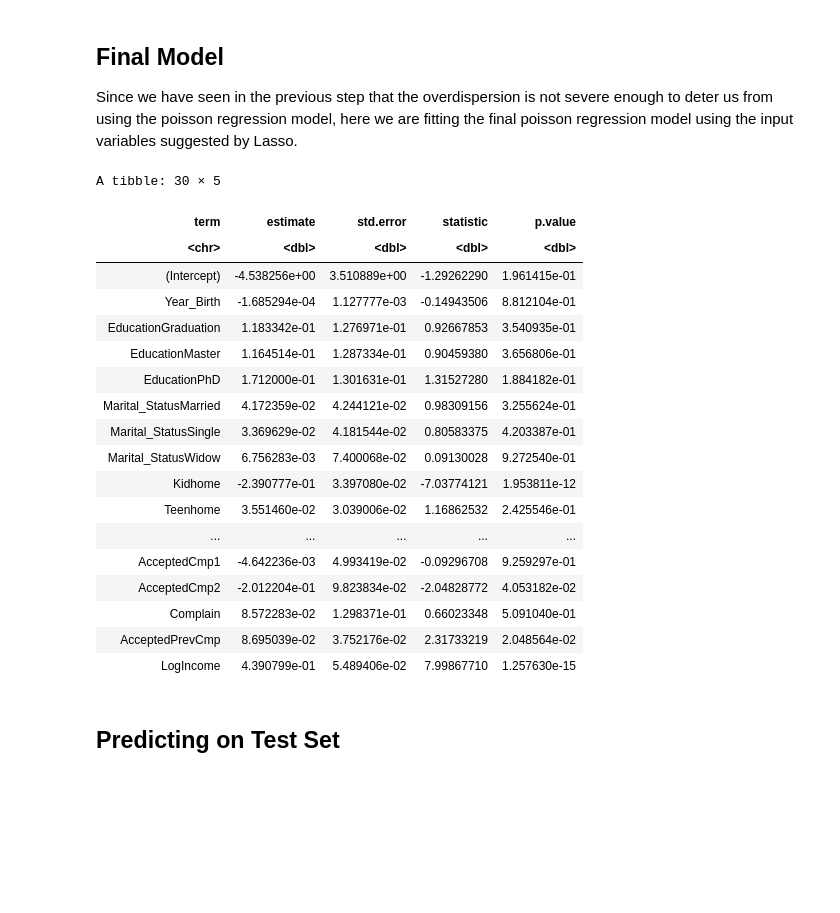
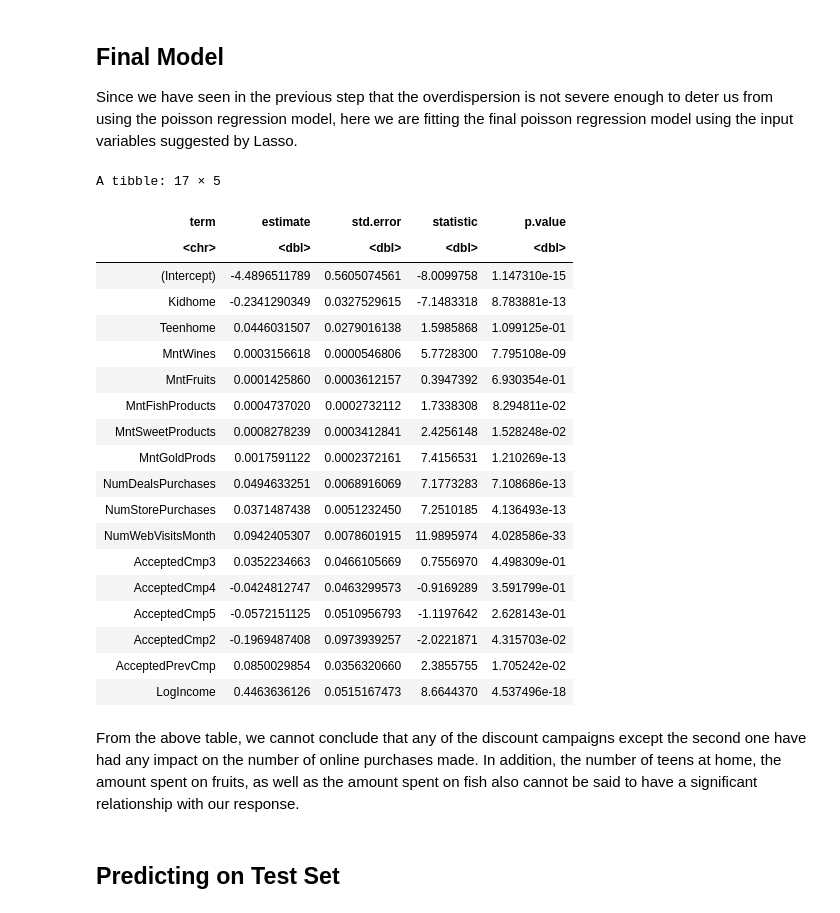
Before and after one commit to DrakenRaptor/STAT301_ProjectGrp26, a Jupyter notebook: STAT301 Grp 26 Project Final.ipynb, the cells around one changed output. Cells and saved outputs as stored; diff of their text form; code cells hidden in the pictures; blank space fills up the shorter version.

```diff
--- a/STAT301 Grp 26 Project Final.ipynb
+++ b/STAT301 Grp 26 Project Final.ipynb
@@ -583,33 +561,36 @@ Since we have seen in the previous step that the overdispersion is not severe en
 # %%
 # Main Developer: Aryan
 #fitting the final poisson model using the covariates suggested by the LASSO method performed previously.
 poisson_final <- glm(
     formula = NumWebPurchases ~ . -Year_Birth -Education -Marital_Status -Dt_Customer -Recency -MntMeatProducts -NumCatalogPurchases -AcceptedCmp1 -Complain,
     data = training_market,
     family = poisson)
 
-tidy(poisson_model)
+tidy(poisson_final)
 #extracts and displays the model’s coefficients, standard errors, and significance levels in a readable format.
 # %% [output]
-A tibble: 30 × 5
+A tibble: 17 × 5
 | term | estimate | std.error | statistic | p.value |
 | <chr> | <dbl> | <dbl> | <dbl> | <dbl> |
-| (Intercept) | -4.538256e+00 | 3.510889e+00 | -1.29262290 | 1.961415e-01 |
-| Year_Birth | -1.685294e-04 | 1.127777e-03 | -0.14943506 | 8.812104e-01 |
-| EducationGraduation | 1.183342e-01 | 1.276971e-01 | 0.92667853 | 3.540935e-01 |
-| EducationMaster | 1.164514e-01 | 1.287334e-01 | 0.90459380 | 3.656806e-01 |
-| EducationPhD | 1.712000e-01 | 1.301631e-01 | 1.31527280 | 1.884182e-01 |
-| Marital_StatusMarried | 4.172359e-02 | 4.244121e-02 | 0.98309156 | 3.255624e-01 |
-| Marital_StatusSingle | 3.369629e-02 | 4.181544e-02 | 0.80583375 | 4.203387e-01 |
-| Marital_StatusWidow | 6.756283e-03 | 7.400068e-02 | 0.09130028 | 9.272540e-01 |
-| Kidhome | -2.390777e-01 | 3.397080e-02 | -7.03774121 | 1.953811e-12 |
-| Teenhome | 3.551460e-02 | 3.039006e-02 | 1.16862532 | 2.425546e-01 |
-| ... | ... | ... | ... | ... |
-| AcceptedCmp1 | -4.642236e-03 | 4.993419e-02 | -0.09296708 | 9.259297e-01 |
-| AcceptedCmp2 | -2.012204e-01 | 9.823834e-02 | -2.04828772 | 4.053182e-02 |
-| Complain | 8.572283e-02 | 1.298371e-01 | 0.66023348 | 5.091040e-01 |
-| AcceptedPrevCmp | 8.695039e-02 | 3.752176e-02 | 2.31733219 | 2.048564e-02 |
-| LogIncome | 4.390799e-01 | 5.489406e-02 | 7.99867710 | 1.257630e-15 |
+| (Intercept) | -4.4896511789 | 0.5605074561 | -8.0099758 | 1.147310e-15 |
+| Kidhome | -0.2341290349 | 0.0327529615 | -7.1483318 | 8.783881e-13 |
+| Teenhome | 0.0446031507 | 0.0279016138 | 1.5985868 | 1.099125e-01 |
+| MntWines | 0.0003156618 | 0.0000546806 | 5.7728300 | 7.795108e-09 |
+| MntFruits | 0.0001425860 | 0.0003612157 | 0.3947392 | 6.930354e-01 |
+| MntFishProducts | 0.0004737020 | 0.0002732112 | 1.7338308 | 8.294811e-02 |
+| MntSweetProducts | 0.0008278239 | 0.0003412841 | 2.4256148 | 1.528248e-02 |
+| MntGoldProds | 0.0017591122 | 0.0002372161 | 7.4156531 | 1.210269e-13 |
+| NumDealsPurchases | 0.0494633251 | 0.0068916069 | 7.1773283 | 7.108686e-13 |
+| NumStorePurchases | 0.0371487438 | 0.0051232450 | 7.2510185 | 4.136493e-13 |
+| NumWebVisitsMonth | 0.0942405307 | 0.0078601915 | 11.9895974 | 4.028586e-33 |
+| AcceptedCmp3 | 0.0352234663 | 0.0466105669 | 0.7556970 | 4.498309e-01 |
+| AcceptedCmp4 | -0.0424812747 | 0.0463299573 | -0.9169289 | 3.591799e-01 |
+| AcceptedCmp5 | -0.0572151125 | 0.0510956793 | -1.1197642 | 2.628143e-01 |
+| AcceptedCmp2 | -0.1969487408 | 0.0973939257 | -2.0221871 | 4.315703e-02 |
+| AcceptedPrevCmp | 0.0850029854 | 0.0356320660 | 2.3855755 | 1.705242e-02 |
+| LogIncome | 0.4463636126 | 0.0515167473 | 8.6644370 | 4.537496e-18 |
+# %% [markdown]
+From the above table, we cannot conclude that any of the discount campaigns except the second one have had any impact on the number of online purchases made. In addition, the number of teens at home, the amount spent on fruits, as well as the amount spent on fish also cannot be said to have a significant relationship with our response.
 # %% [markdown]
 ## Predicting on Test Set
 # %%
```
Also changed, not shown: parts of 11 cells of this notebook.
